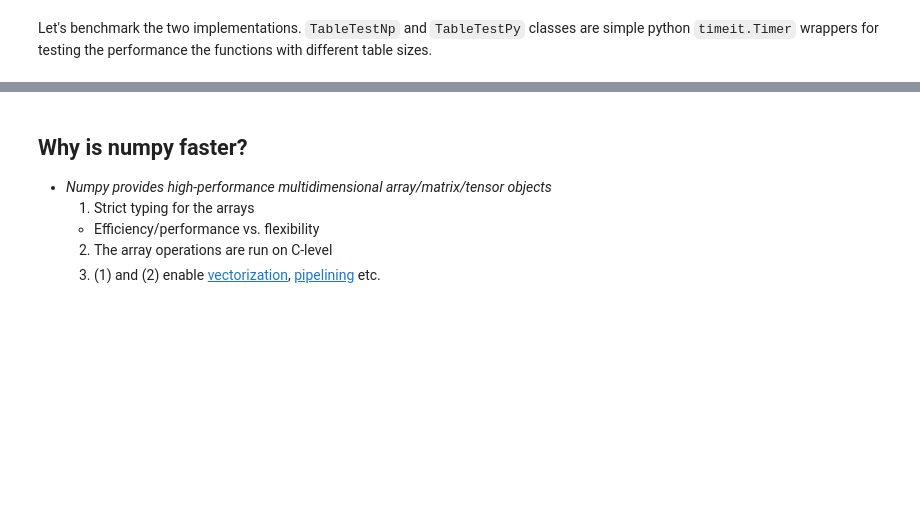
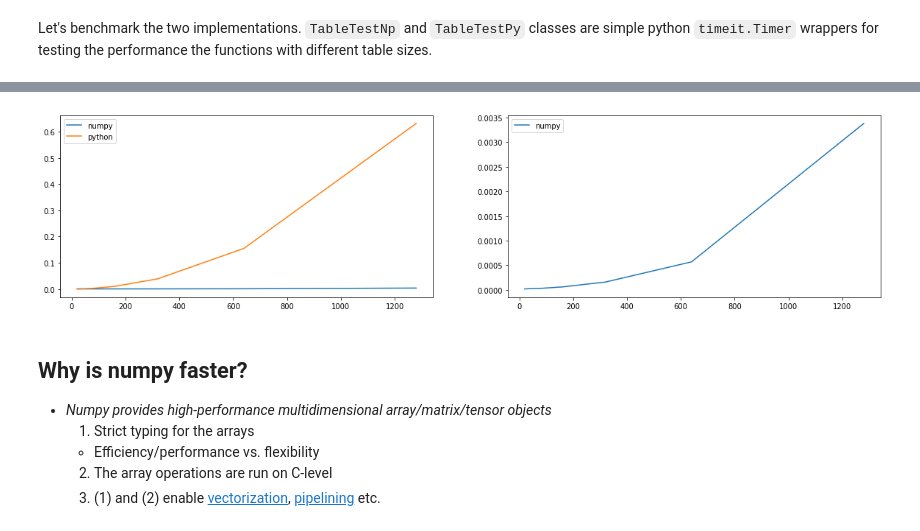
Before and after one commit to hartikainen/tensorflow-tutorial, a Jupyter notebook: tutorial/tensorflow-tutorial.ipynb, the cells around one changed output, grey strips where cells are left out. Saved outputs shown, nothing was run; the diff lists cells and outputs as text; code cells hidden in the pictures; blank space fills up the shorter version.

```diff
--- a/tutorial/tensorflow-tutorial.ipynb
+++ b/tutorial/tensorflow-tutorial.ipynb
@@ -30,7 +30,7 @@ import numpy as np
 
 import matplotlib
 import matplotlib.pyplot as plt
-plt.rcParams["figure.figsize"] = (20,5)
+plt.rcParams["figure.figsize"] = (20,10)
 
 DEFAULT_DTYPE = np.float64
 TIMEIT_RUNS = 10
@@ -138,7 +156,7 @@ But the reason we use numpy is actually its performance. Numpy datastructures ar
 # %% [markdown]
 Let's benchmark the two implementations. `TableTestNp` and `TableTestPy` classes are simple python `timeit.Timer` wrappers for testing the performance the functions with different table sizes.
 # %%
-table_sizes = [10 * 2**x for x in range(1, 7)]
+table_sizes = [10 * 2**x for x in range(1, 8)]
 timer_np = TableTestNp(timeit_fn=table_sums_np)
 times_np = timer_np.repeat(verbose=True, table_sizes=table_sizes)
 
@@ -150,8 +185,9 @@ results = {
     "numpy": times_np
 }
 # %%
-plot_with_legend([results], figure_idx=1, show=True)
-plot_with_legend([{"numpy": results["numpy"]}], figure_idx=1, show=True)
+plot_with_legend([results, {"numpy": results["numpy"]}], figure_idx=1, show=True)
+# %% [output]
+[figure, added]
 # %% [markdown]
 ## Why is numpy faster?
 
```
Also changed, not shown: parts of 11 cells of this notebook.
